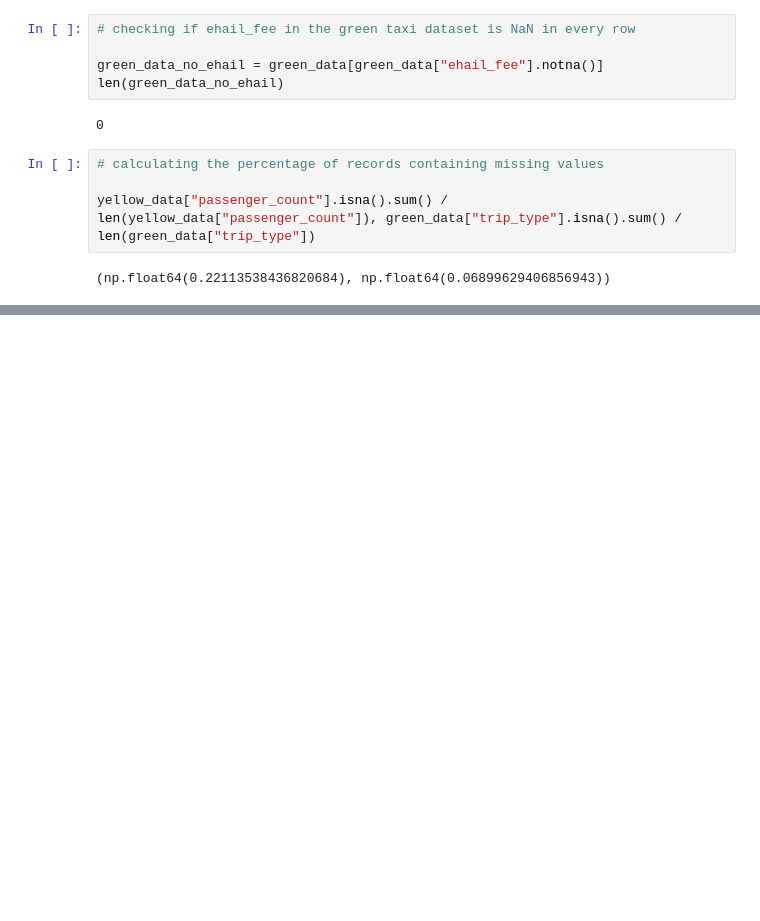
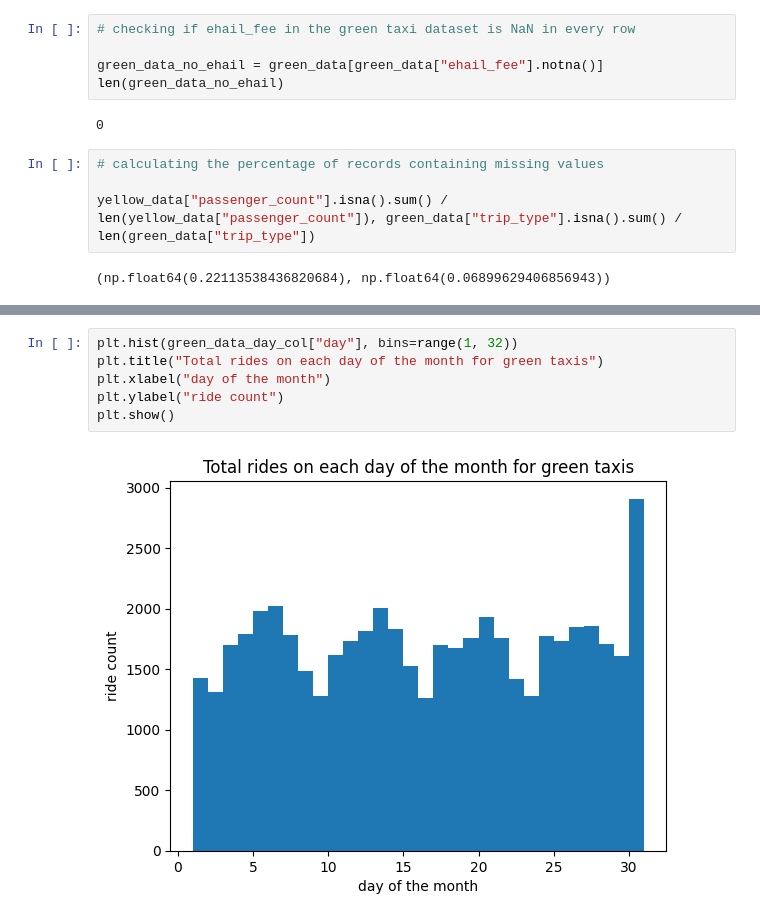
Before and after one commit to karol-ostrowski/nyc-taxi-analytics, a Jupyter notebook: EDA/EDA.ipynb, the cells around one changed output, grey strips where cells are left out. Drawn from its saved outputs; the diff is of its cells as text; blank space fills up the shorter version.

```diff
--- a/EDA/EDA.ipynb
+++ b/EDA/EDA.ipynb
@@ -142,0 +194,8 @@ yellow_data["passenger_count"].isna().sum() / len(yellow_data["passenger_count"]
+# %%
+plt.hist(green_data_day_col["day"], bins=range(1, 32))
+plt.title("Total rides on each day of the month for green taxis")
+plt.xlabel("day of the month")
+plt.ylabel("ride count")
+plt.show()
+# %% [output]
+[figure, added]
```
Also changed, not shown: parts of 20 cells of this notebook, 1 other file.
